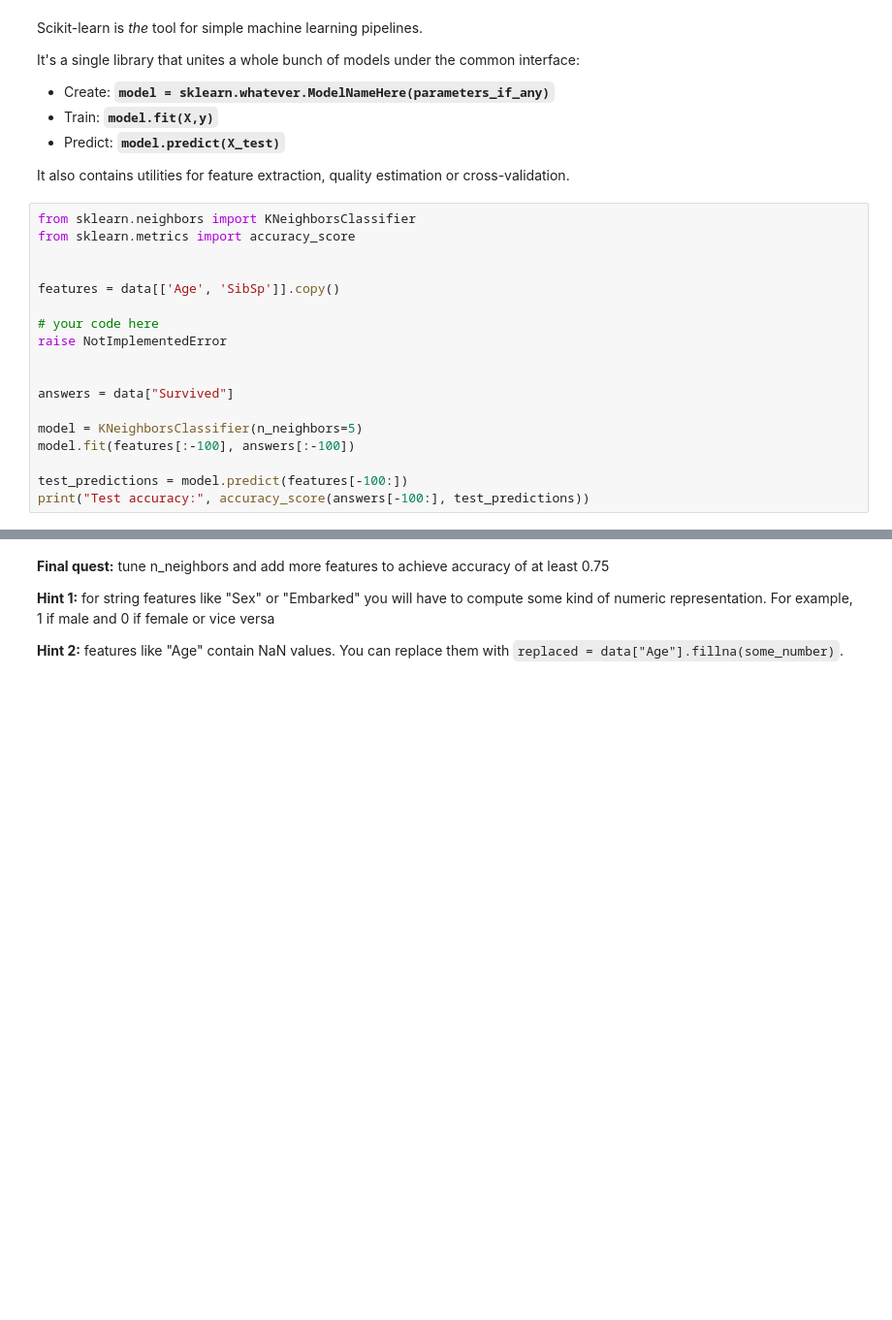
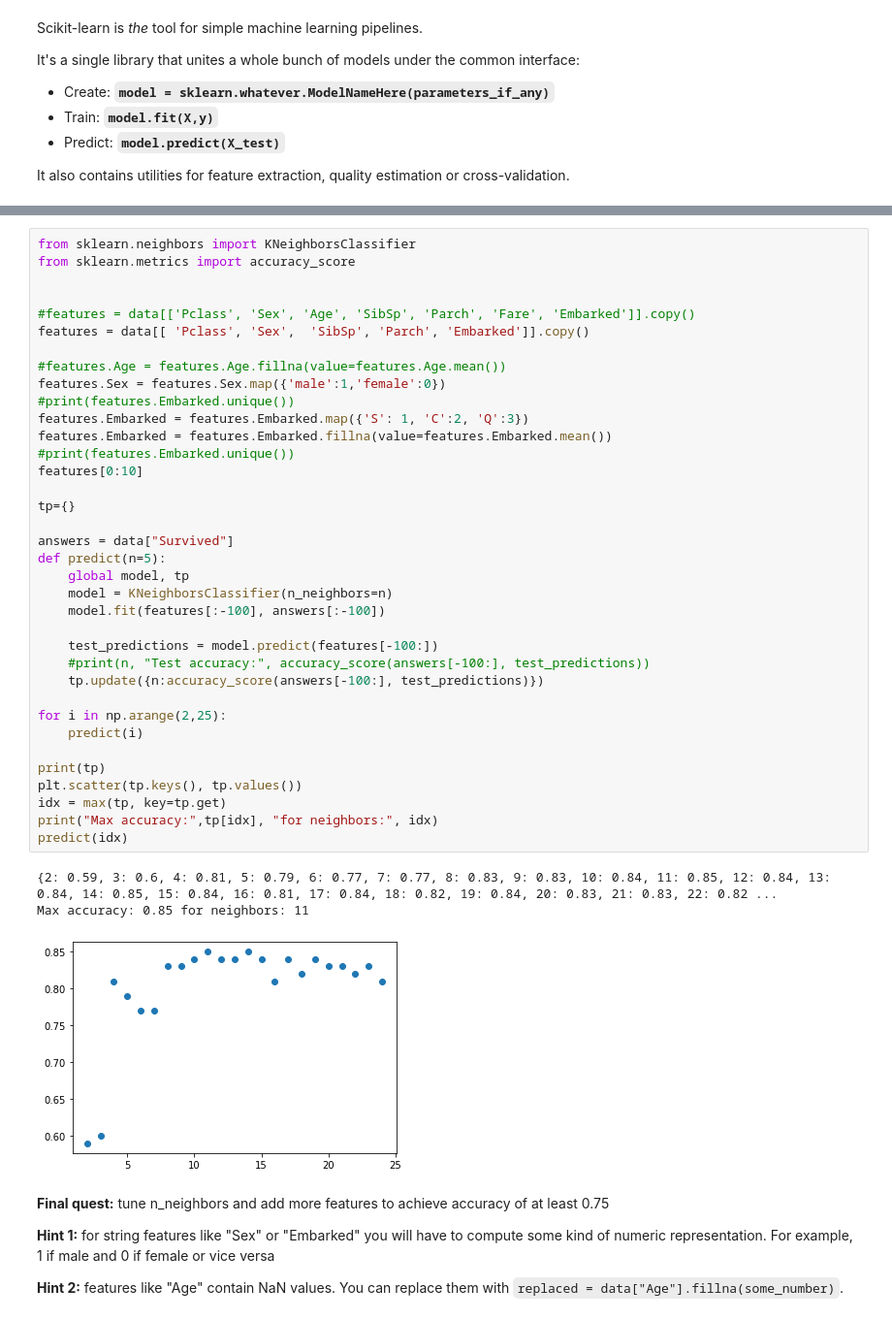
Before and after one commit to postolache/onboarding-ml, a Jupyter notebook: 02. Data Handling and Linear Regression/data-handling.ipynb, the cells around one changed output, grey strips where cells are left out. Shown at 97% size. Cells and saved outputs as stored; diff of their text form; blank space fills up the shorter version.

Commit message:
data handling

```diff
--- a/02. Data Handling and Linear Regression/data-handling.ipynb
+++ b/02. Data Handling and Linear Regression/data-handling.ipynb
@@ -302,21 +596,3 @@ It's a single library that unites a whole bunch of models under the common inter
  - Predict: **`model.predict(X_test)`**
 
 It also contains utilities for feature extraction, quality estimation or cross-validation.
-# %%
-from sklearn.neighbors import KNeighborsClassifier
-from sklearn.metrics import accuracy_score
-
-
-features = data[['Age', 'SibSp']].copy()
-
-# your code here
-raise NotImplementedError
-
-
-answers = data["Survived"]
-
-model = KNeighborsClassifier(n_neighbors=5)
-model.fit(features[:-100], answers[:-100])
-
-test_predictions = model.predict(features[-100:])
-print("Test accuracy:", accuracy_score(answers[-100:], test_predictions))
@@ -323,3 +614,43 @@ print("Test accuracy:", accuracy_score(answers[-100:], test_predictions))
+# %%
+from sklearn.neighbors import KNeighborsClassifier
+from sklearn.metrics import accuracy_score
+
+
+#features = data[['Pclass', 'Sex', 'Age', 'SibSp', 'Parch', 'Fare', 'Embarked']].copy()
+features = data[[ 'Pclass', 'Sex',  'SibSp', 'Parch', 'Embarked']].copy()
+
+#features.Age = features.Age.fillna(value=features.Age.mean())
+features.Sex = features.Sex.map({'male':1,'female':0})
+#print(features.Embarked.unique())
+features.Embarked = features.Embarked.map({'S': 1, 'C':2, 'Q':3})
+features.Embarked = features.Embarked.fillna(value=features.Embarked.mean())
+#print(features.Embarked.unique())
+features[0:10]
+
+tp={}
+
+answers = data["Survived"]
+def predict(n=5):
+    global model, tp
+    model = KNeighborsClassifier(n_neighbors=n)
+    model.fit(features[:-100], answers[:-100])
+
+    test_predictions = model.predict(features[-100:])
+    #print(n, "Test accuracy:", accuracy_score(answers[-100:], test_predictions))
+    tp.update({n:accuracy_score(answers[-100:], test_predictions)})
+
+for i in np.arange(2,25):
+    predict(i)
+
+print(tp)
+plt.scatter(tp.keys(), tp.values())
+idx = max(tp, key=tp.get)
+print("Max accuracy:",tp[idx], "for neighbors:", idx)
+predict(idx)
+# %% [output]
+{2: 0.59, 3: 0.6, 4: 0.81, 5: 0.79, 6: 0.77, 7: 0.77, 8: 0.83, 9: 0.83, 10: 0.84, 11: 0.85, 12: 0.84, 13: 0.84, 14: 0.85, 15: 0.84, 16: 0.81, 17: 0.84, 18: 0.82, 19: 0.84, 20: 0.83, 21: 0.83, 22: 0.82 ...
+Max accuracy: 0.85 for neighbors: 11
+[figure, added]
 # %% [markdown]
 **Final quest:** tune n_neighbors and add more features to achieve accuracy of at least 0.75
 
```
Also changed, not shown: parts of 40 cells of this notebook, 1 other file.
